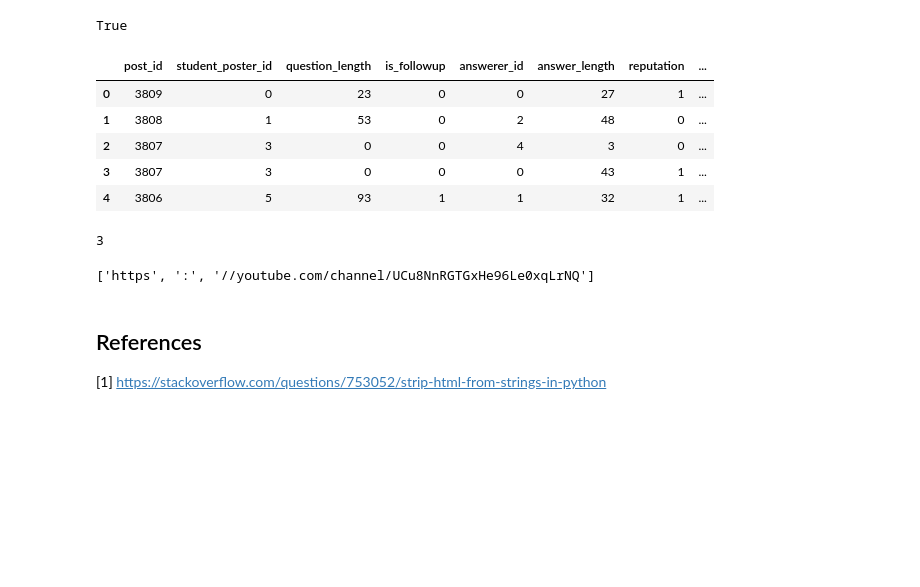
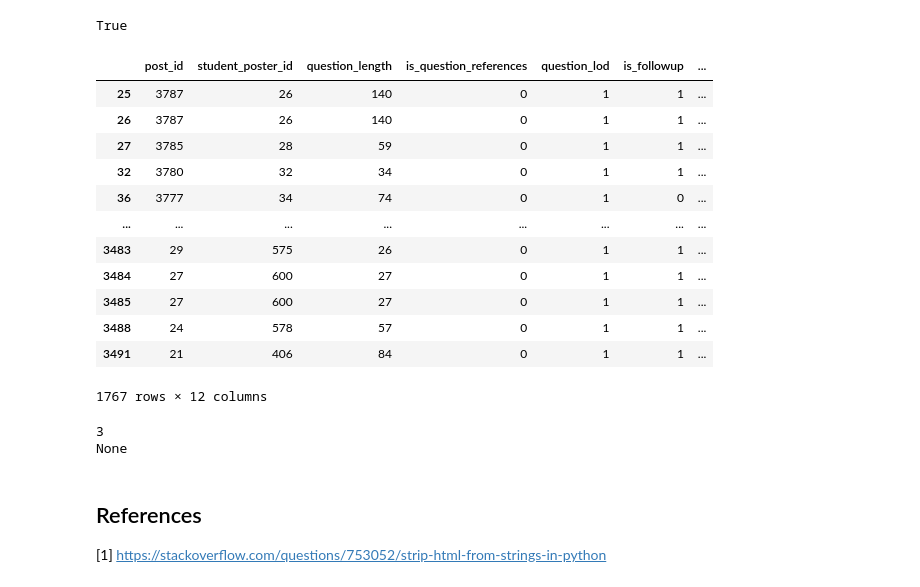
Before and after one commit to PiazzaBot/HelpfulResponses, a Jupyter notebook: data_processing.ipynb, the cells around one changed output. Drawn from its saved outputs; the diff is of its cells as text; code cells hidden in the pictures; blank space fills up the shorter version.

Commit message:
add qa lvl of detail (lod)

```diff
--- a/data_processing.ipynb
+++ b/data_processing.ipynb
@@ -250,7 +254,7 @@ json_to_csv("./csc108_fall2021.json", "csc108_fall2021.csv", course)
 user_profile,course = login()
 
 user = course.get_users(['krz7jwkviui2p3'])
-post = course.get_post('kspl0arizjk45a')
+post = course.get_post('2147')
 
 p = course.get_feed()
 
@@ -348,6 +352,23 @@ def get_length(text:str) -> int:
             assert(1 == 0) # shouldn't get here
 
     return length
+
+
+def is_references(text: str) -> bool:
+    """ Check if answer contains a link to another post (i.e. @256) or a hyperlink
+        :param text: question|answer with html stripping
+    """
+    return True if re.search(r'@+\d', text) or 'http' in text else False
+
+def level_of_detail(text: str) -> bool:
+    """ Detect imgs or code snippets
+        :param text: raw question|answer without html stripping so can detect imgs/code-snippets
+    """
+    is_image = True if '<img' in text else False
+    is_code_snippets = True if '<pre' in text else False
+
+    return True if is_image or is_code_snippets else False
+
 
 
 def add_answer(augmented_data:List[List], append_row:List, post_row:tuple, poster_dict: Dict[str, str], num_instances:int, answer_type:int) -> int:
@@ -368,6 +389,7 @@ def add_answer(augmented_data:List[List], append_row:List, post_row:tuple, poste
     answer = getattr(post_row, f"{poster}_answer")
 
     if isinstance(answer, str):
+        stripped_answer = strip_tags(answer)
         poster_id = getattr(post_row, f'{poster}_answer_name')
         if poster_id not in poster_dict:
             poster_dict[poster_id] = num_instances
@@ -375,8 +397,13 @@ def add_answer(augmented_data:List[List], append_row:List, post_row:tuple, poste
 
         is_helpful = 1 if getattr(post_row, f"is_{poster}_helpful") else 0
 
+
+
         append_row.append(poster_dict[poster_id])
-        append_row.append(get_length(answer))
+        append_row.append(get_length(stripped_answer))
+        append_row.append(is_references(stripped_answer))
+        append_row.append(level_of_detail(answer))
+
         append_row.append(answer_type)
         append_row.append(is_helpful)
         augmented_data.append(append_row)
@@ -401,7 +428,16 @@ def augment_data(data: DataFrame) -> DataFrame:
             num_students += 1
 
         new_row.append(studentid_to_int[r.student_poster_name])
-        new_row.append(get_length(r.question))
+        stripped_q = ""
+        raw_question = ""
+        if isinstance(r.question, str):
+            stripped_q = strip_tags(r.question)
+            raw_question = r.question
+
+
+        new_row.append(get_length(stripped_q))
+        new_row.append(is_references(stripped_q))
+        new_row.append(level_of_detail(raw_question))
 
 
         is_followup = 1 if r.is_followup else 0
@@ -413,8 +449,8 @@ def augment_data(data: DataFrame) -> DataFrame:
 
 
     augmented_data = np.array(augmented_data)
-    augmented_df = pd.DataFrame(augmented_data, columns=['post_id', 'student_poster_id', 'question_length',
-    'is_followup', 'answerer_id', 'answer_length',  'reputation', 'is_helpful'])
+    augmented_df = pd.DataFrame(augmented_data, columns=['post_id', 'student_poster_id', 'question_length', 'is_question_references', 'question_lod', 'is_followup',
+    'answerer_id', 'answer_length', 'is_answer_references', 'answer_lod',  'reputation', 'is_helpful'])
 
     return augmented_df
 
@@ -424,14 +460,22 @@ augmented_df = augment_data(data)
 #augmented_data[0].shape
 # %%
 augmented_df.head()
+augmented_df[augmented_df['question_lod'] == 1]
 # use post number instead of manually assigning number -> easier to search
 # %% [output]
-|  | post_id | student_poster_id | question_length | is_followup | answerer_id | answer_length | reputation | ... |
-| 0 | 3809 | 0 | 23 | 0 | 0 | 27 | 1 | ... |
-| 1 | 3808 | 1 | 53 | 0 | 2 | 48 | 0 | ... |
-| 2 | 3807 | 3 | 0 | 0 | 4 | 3 | 0 | ... |
-| 3 | 3807 | 3 | 0 | 0 | 0 | 43 | 1 | ... |
-| 4 | 3806 | 5 | 93 | 1 | 1 | 32 | 1 | ... |
+|  | post_id | student_poster_id | question_length | is_question_references | question_lod | is_followup | ... |
+| 25 | 3787 | 26 | 140 | 0 | 1 | 1 | ... |
+| 26 | 3787 | 26 | 140 | 0 | 1 | 1 | ... |
+| 27 | 3785 | 28 | 59 | 0 | 1 | 1 | ... |
+| 32 | 3780 | 32 | 34 | 0 | 1 | 1 | ... |
+| 36 | 3777 | 34 | 74 | 0 | 1 | 0 | ... |
+| ... | ... | ... | ... | ... | ... | ... | ... |
+| 3483 | 29 | 575 | 26 | 0 | 1 | 1 | ... |
+| 3484 | 27 | 600 | 27 | 0 | 1 | 1 | ... |
+| 3485 | 27 | 600 | 27 | 0 | 1 | 1 | ... |
+| 3488 | 24 | 578 | 57 | 0 | 1 | 1 | ... |
+| 3491 | 21 | 406 | 84 | 0 | 1 | 1 | ... |
+1767 rows × 12 columns
 # %%
 a = 0
 a += False
@@ -443,9 +487,12 @@ a
 
 print(get_length('https://youtube.com/channel/UCu8NnRGTGxHe96Le0xqLrNQ'))
 word_tokenize('https://youtube.com/channel/UCu8NnRGTGxHe96Le0xqLrNQ')
+
+match = re.search(r'@+\d', 'check@blah')
+print(match)
 # %% [output]
 3
+None
-['https', ':', '//youtube.com/channel/UCu8NnRGTGxHe96Le0xqLrNQ']
 # %% [markdown]
 ## References
 
```
Also changed, not shown: parts of 5 cells of this notebook.
